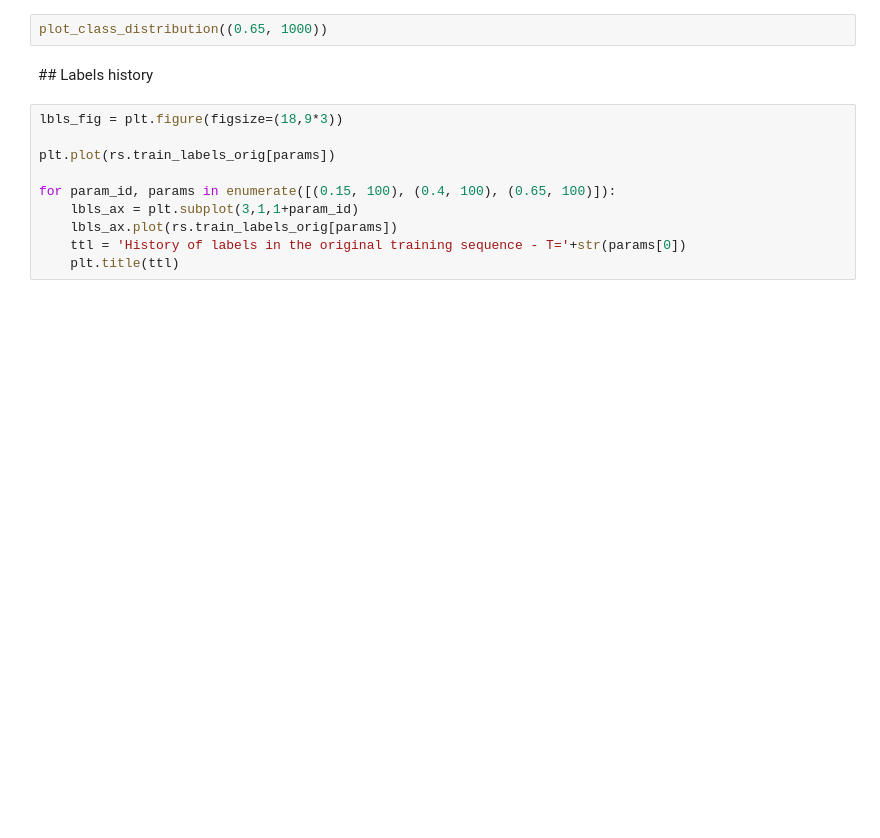
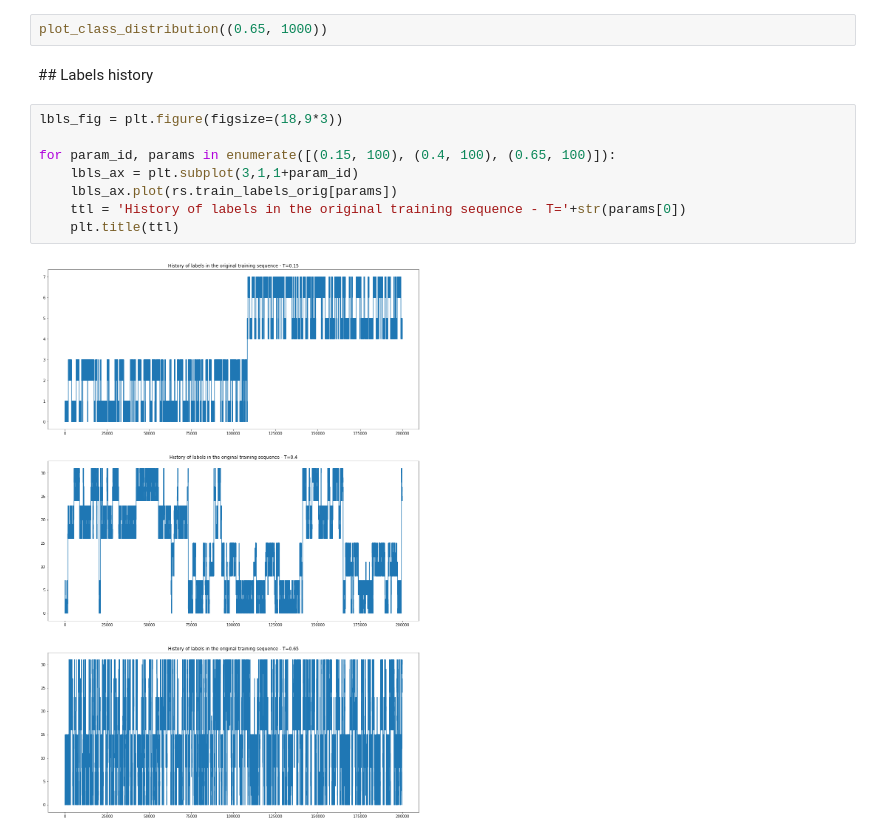
Before and after one commit to Brossollet-Antonin/Ultrametric-benchmark, a Jupyter notebook: notebooks/data_analysis.ipynb, the cells around one changed output. Drawn from its saved outputs; the diff is of its cells as text; blank space fills up the shorter version.

```diff
--- a/notebooks/data_analysis.ipynb
+++ b/notebooks/data_analysis.ipynb
@@ -449,11 +530,11 @@ plot_class_distribution((0.65, 1000))
 ## Labels history
 # %%
 lbls_fig = plt.figure(figsize=(18,9*3))
-
-plt.plot(rs.train_labels_orig[params])
 
 for param_id, params in enumerate([(0.15, 100), (0.4, 100), (0.65, 100)]):
     lbls_ax = plt.subplot(3,1,1+param_id)
     lbls_ax.plot(rs.train_labels_orig[params])
     ttl = 'History of labels in the original training sequence - T='+str(params[0])
     plt.title(ttl)
+# %% [output]
+[figure, added]
```
Also changed, not shown: parts of 26 cells of this notebook, 10 other files.
